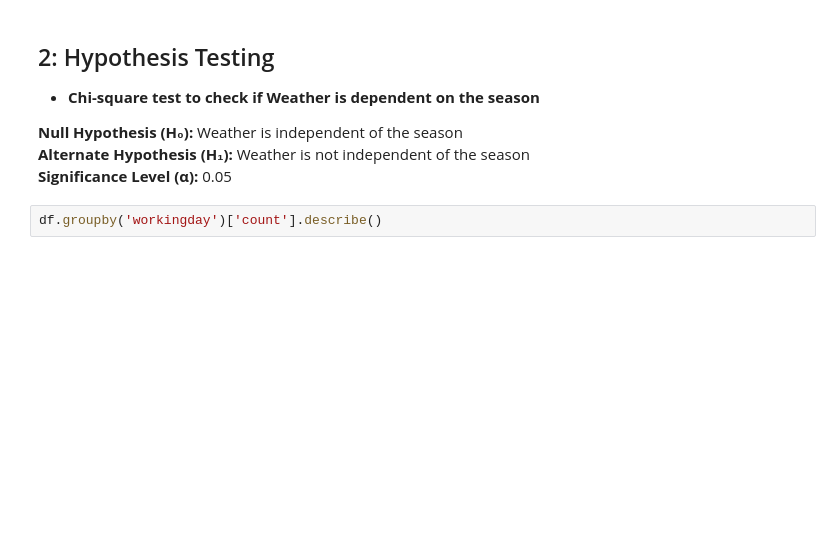
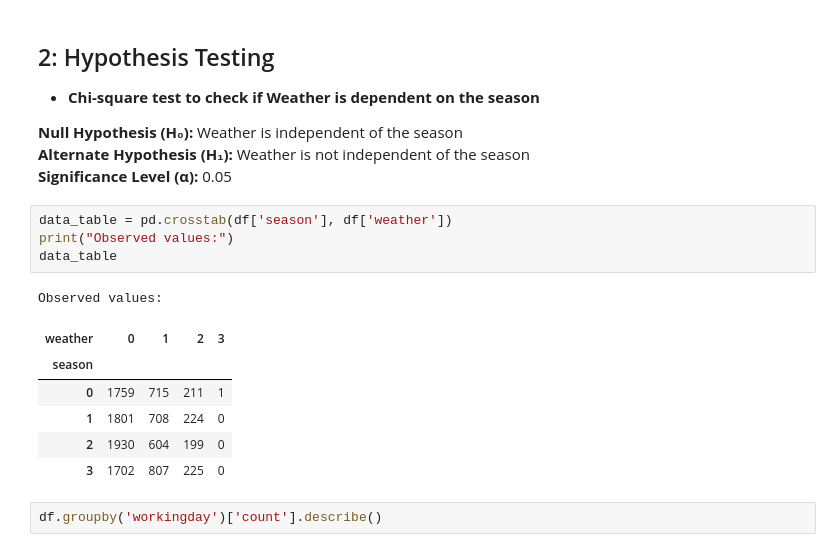
Before and after one commit to Vishalpandey328/Yulu-Hypothesis, a Jupyter notebook: Hypothesis.ipynb, the cells around one changed output. Drawn from its saved outputs; the diff is of its cells as text; blank space fills up the shorter version.

```diff
--- a/Hypothesis.ipynb
+++ b/Hypothesis.ipynb
@@ -297,6 +297,18 @@ plt.show()
 **Null Hypothesis (H₀):** Weather is independent of the season
 **Alternate Hypothesis (H₁):** Weather is not independent of the season
 **Significance Level (α):** 0.05
+# %%
+data_table = pd.crosstab(df['season'], df['weather'])
+print("Observed values:")
+data_table
+# %% [output]
+Observed values:
+| weather | 0 | 1 | 2 | 3 |
+| season |  |  |  |  |
+| 0 | 1759 | 715 | 211 | 1 |
+| 1 | 1801 | 708 | 224 | 0 |
+| 2 | 1930 | 604 | 199 | 0 |
+| 3 | 1702 | 807 | 225 | 0 |
 # %%
 df.groupby('workingday')['count'].describe()
 # %% [output]
```
